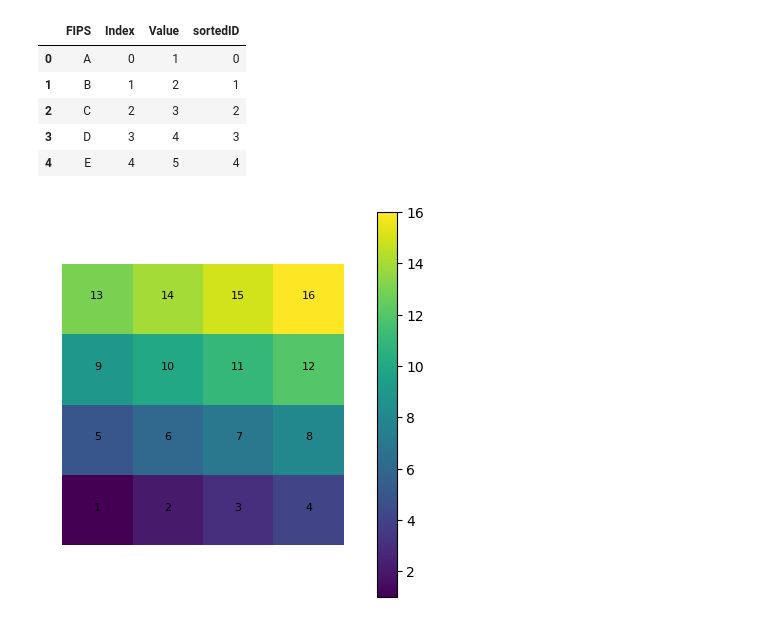
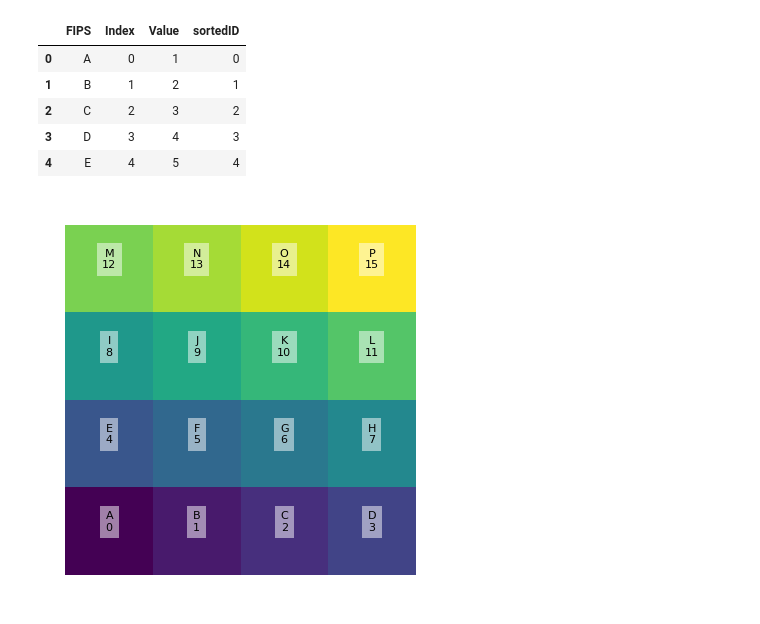
Before and after one commit to hashansl/universal-experiment-lab, a Jupyter notebook: experiment_3_adj_method_modification_Filtering_up_down/test.ipynb, the cells around one changed output. Saved outputs shown, nothing was run; the diff lists cells and outputs as text; code cells hidden in the pictures.

```diff
--- a/experiment_3_adj_method_modification_Filtering_up_down/test.ipynb
+++ b/experiment_3_adj_method_modification_Filtering_up_down/test.ipynb
@@ -63,11 +63,19 @@ gdf.crs = "EPSG:3395"  # This is a commonly used projected CRS
 # %%
 # plot the geodataframe
 
+# Compute centroids separately to avoid warning
+gdf['centroid'] = gdf.geometry.centroid
+
+# Plot the GeoDataFrame
 fig, ax = plt.subplots(figsize=(5, 5))
-gdf.plot(ax=ax, column='Value', cmap='viridis', legend=True)
-for x, y, label in zip(gdf.geometry.centroid.x, gdf.geometry.centroid.y, gdf['Value']):
-    ax.text(x, y, label, fontsize=8, ha='center')
+gdf.plot(ax=ax, column='Value', cmap='viridis', legend=False)
+
+# Add FIPS and Value labels at centroids
+for x, y, fips, value in zip(gdf.centroid.x, gdf.centroid.y, gdf['FIPS'], gdf['sortedID']):
+    ax.text(x, y, f"{fips}\n{value}", fontsize=8, ha='center', color='black',
+            bbox=dict(facecolor='white', alpha=0.5, edgecolor='none'))
+
 plt.axis('off')
 plt.show()
 # %% [output]
-[figure, old version]
+[figure, new version]
```
Also changed, not shown: parts of 27 cells of this notebook, 5 other files.
